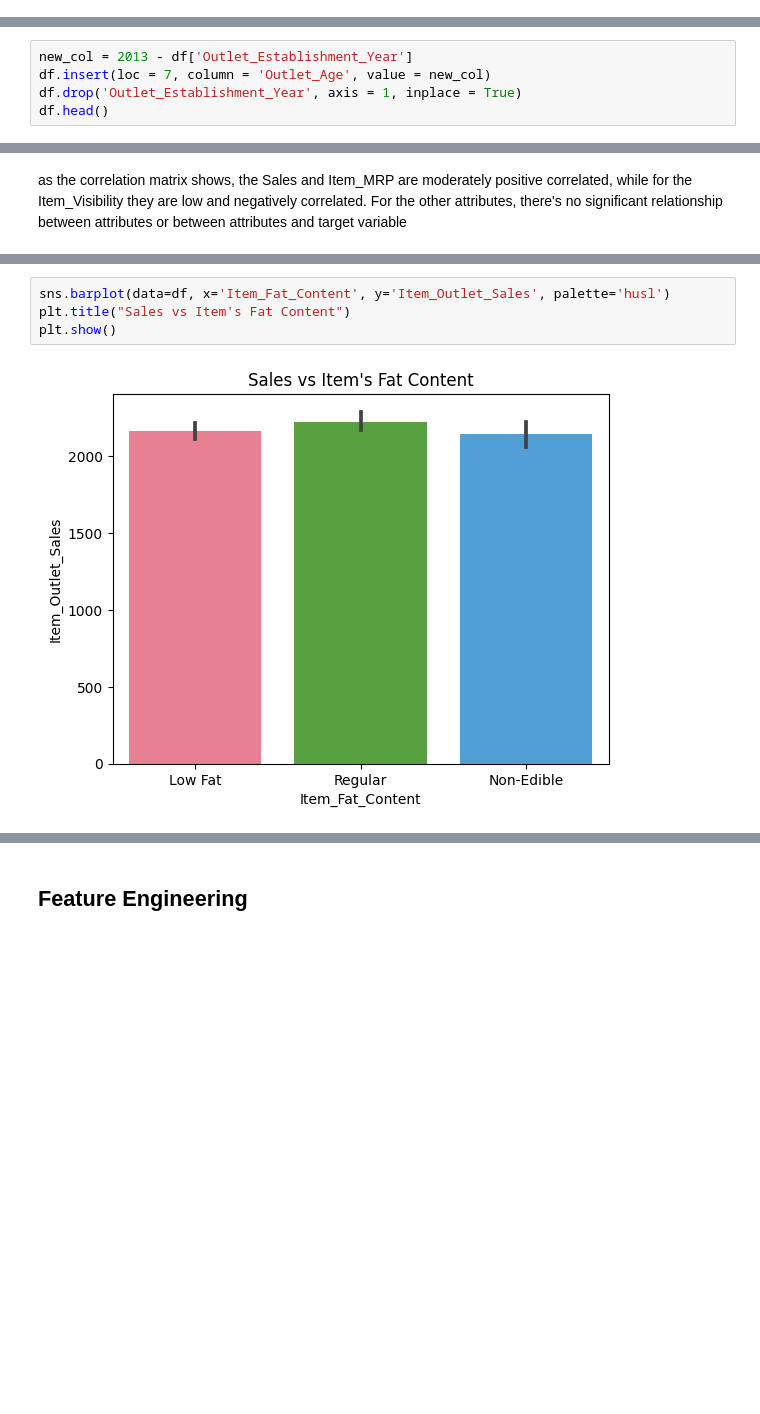
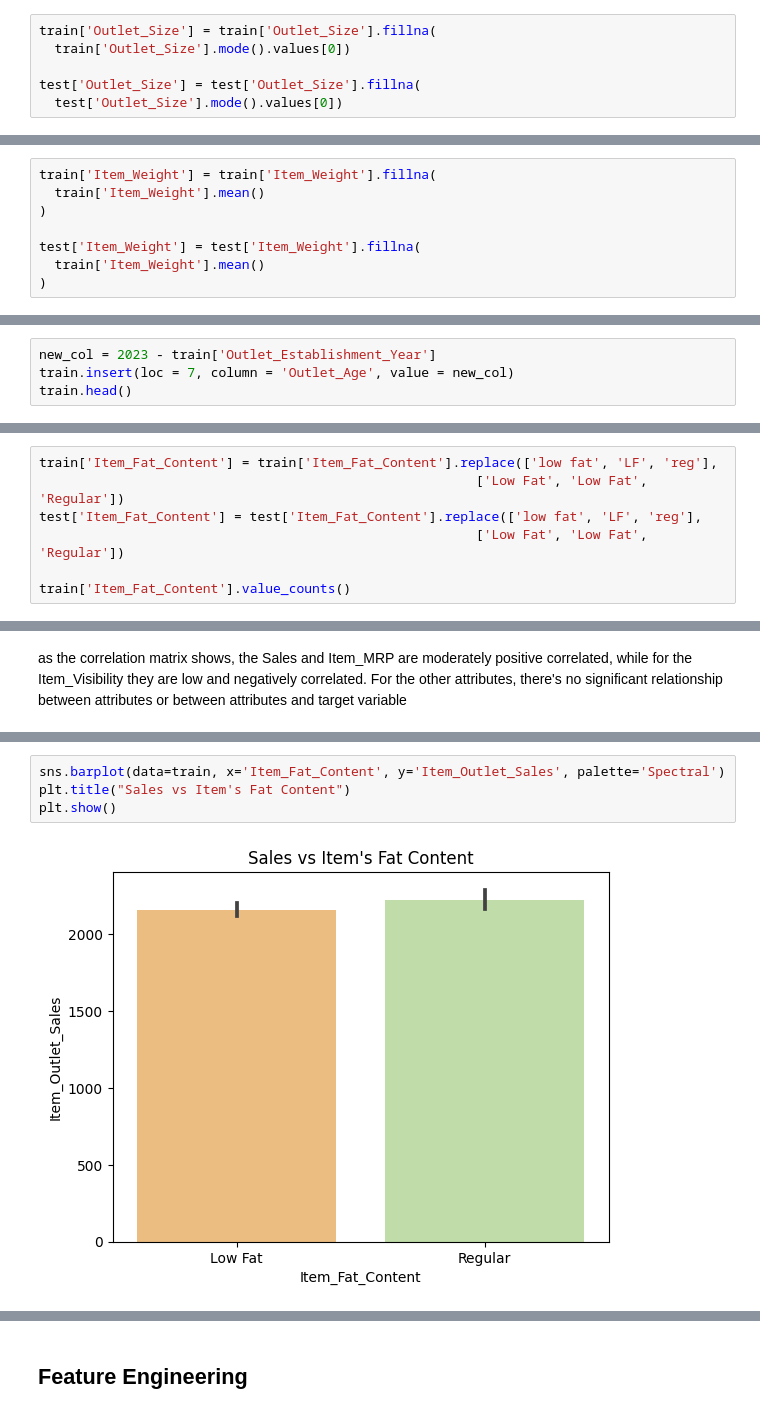
Before and after one commit to Technocolabs100/BigMart-Sales-Analysis-and-Prediction-Mini-Project, a Jupyter notebook: technocolabs miniproject.ipynb, the cells around one changed output, grey strips where cells are left out. Saved outputs shown, nothing was run; the diff lists cells and outputs as text; blank space fills up the shorter version.

Commit message:
bigmart sales

```diff
--- a/technocolabs miniproject.ipynb
+++ b/technocolabs miniproject.ipynb
@@ -148,0 +253,6 @@ memory usage: 488.3+ KB
+# %%
+train['Outlet_Size'] = train['Outlet_Size'].fillna(
+  train['Outlet_Size'].mode().values[0])
+
+test['Outlet_Size'] = test['Outlet_Size'].fillna(
+  test['Outlet_Size'].mode().values[0])
@@ -148,0 +280,8 @@ memory usage: 488.3+ KB
+# %%
+train['Item_Weight'] = train['Item_Weight'].fillna(
+  train['Item_Weight'].mean()
+)
+
+test['Item_Weight'] = test['Item_Weight'].fillna(
+  train['Item_Weight'].mean()
+)
@@ -174,9 +371,8 @@ as shown above, we can conclude that:
 * it is better if we replaced **Outlet_Establishment_Year** with **Outlet_Age**
 # %%
-new_col = 2013 - df['Outlet_Establishment_Year']
-df.insert(loc = 7, column = 'Outlet_Age', value = new_col)
-df.drop('Outlet_Establishment_Year', axis = 1, inplace = True)
-df.head()
+new_col = 2023 - train['Outlet_Establishment_Year']
+train.insert(loc = 7, column = 'Outlet_Age', value = new_col)
+train.head()
 # %% [output]
 |  | Item_Identifier | Item_Weight | Item_Fat_Content | Item_Visibility | Item_Type | Item_MRP | ... |
 | 0 | FDA15 | 9.30 | Low Fat | 0.016047 | Dairy | 249.8092 | ... |
@@ -221,0 +423,7 @@ memory usage: 1.4+ MB
+# %%
+train['Item_Fat_Content'] = train['Item_Fat_Content'].replace(['low fat', 'LF', 'reg'],
+                                                        ['Low Fat', 'Low Fat', 'Regular'])
+test['Item_Fat_Content'] = test['Item_Fat_Content'].replace(['low fat', 'LF', 'reg'],
+                                                        ['Low Fat', 'Low Fat', 'Regular'])
+
+train['Item_Fat_Content'].value_counts()
@@ -400,6 +560,6 @@ as the correlation matrix shows, the Sales and Item_MRP are moderately positive
 # %%
-sns.barplot(data=df, x='Item_Fat_Content', y='Item_Outlet_Sales', palette='husl')
+sns.barplot(data=train, x='Item_Fat_Content', y='Item_Outlet_Sales', palette='Spectral')
 plt.title("Sales vs Item's Fat Content")
 plt.show()
 # %% [output]
-[figure, old version]
+[figure, new version]
```
Also changed, not shown: parts of 176 cells of this notebook, 5 other files.
